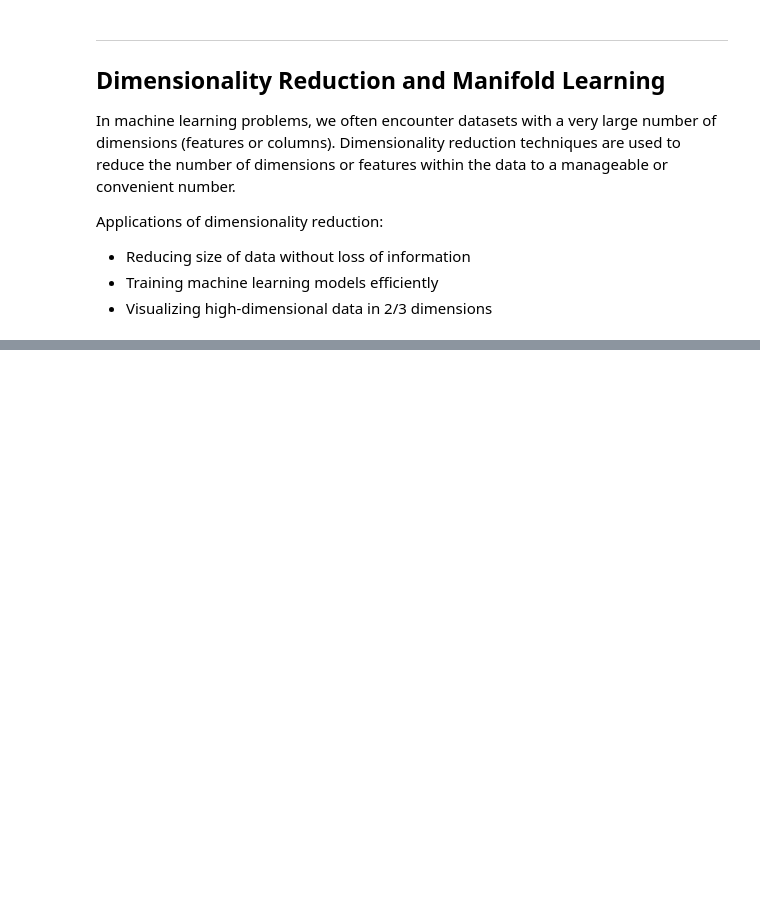
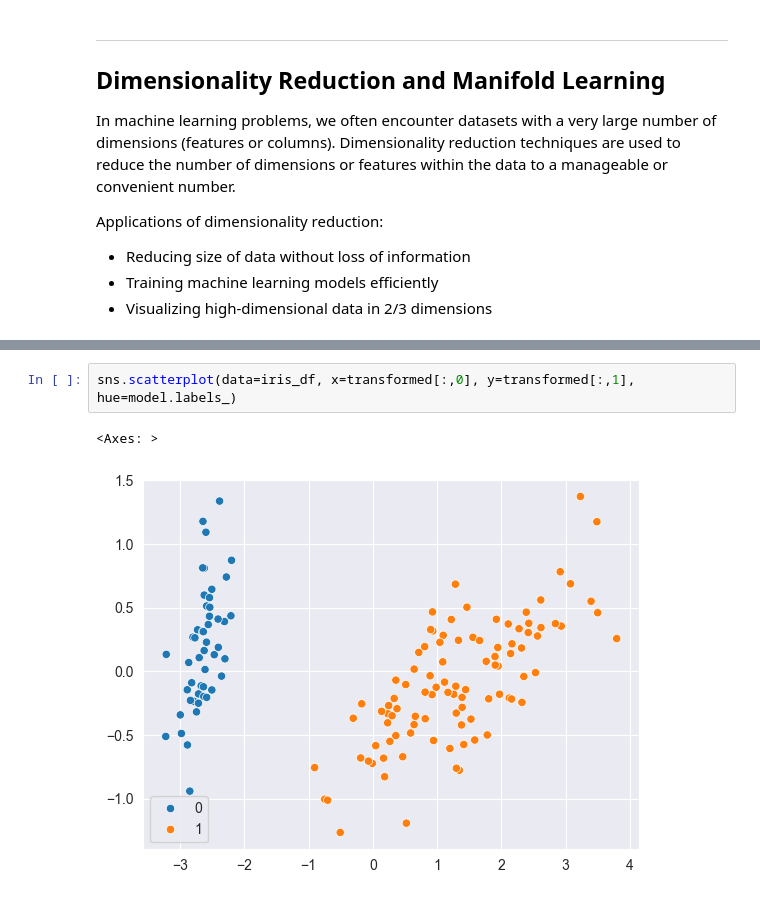
Before and after one commit to McLight-Note/AI-self-study, a Jupyter notebook: Project_12_Repeating/Unsupervised Learning/file.ipynb, the cells around one changed output, grey strips where cells are left out. Saved outputs shown, nothing was run; the diff lists cells and outputs as text; blank space fills up the shorter version.

```diff
--- a/Project_12_Repeating/Unsupervised Learning/file.ipynb
+++ b/Project_12_Repeating/Unsupervised Learning/file.ipynb
@@ -428,0 +501,5 @@ Let's apply Principal Component Analysis to the Iris dataset.
+# %%
+sns.scatterplot(data=iris_df, x=transformed[:,0], y=transformed[:,1], hue=model.labels_)
+# %% [output]
+<Axes: >
+[figure, added]
```
Also changed, not shown: parts of 9 cells of this notebook.
